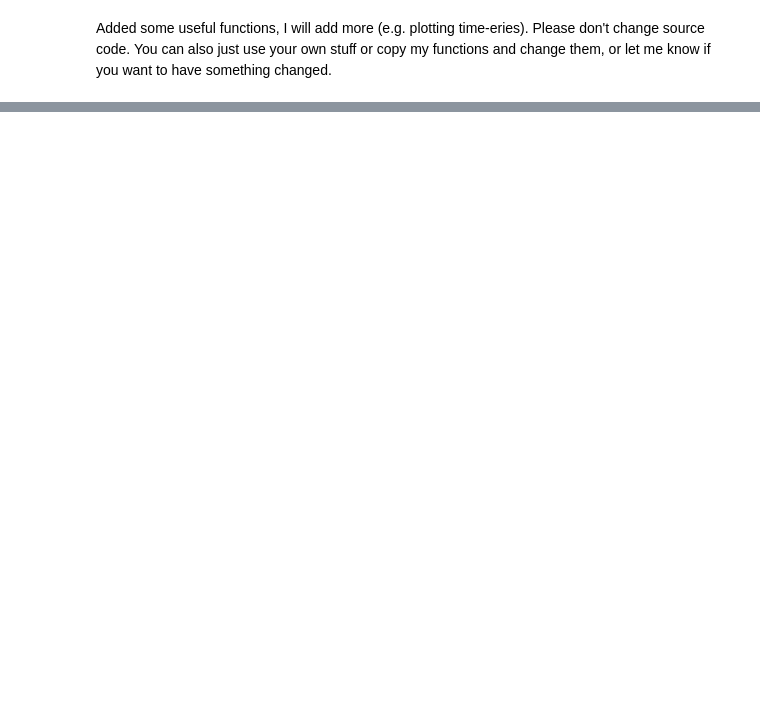
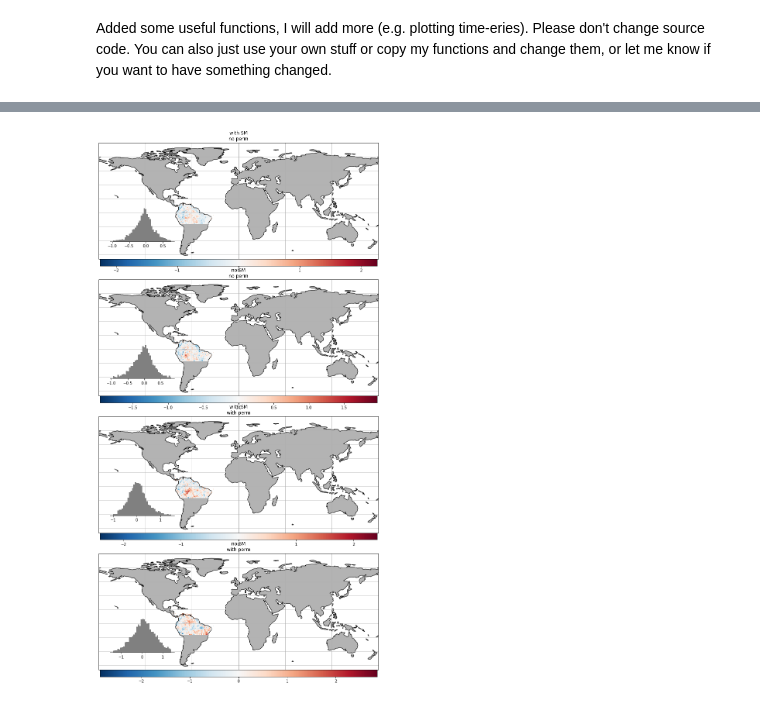
Before and after one commit to bask0/dl4es_ch18, a Jupyter notebook: src/notebooks/exp2.ipynb, the cells around one changed output, grey strips where cells are left out. Saved outputs shown, nothing was run; the diff lists cells and outputs as text; code cells hidden in the pictures; blank space fills up the shorter version.

```diff
--- a/src/notebooks/exp2.ipynb
+++ b/src/notebooks/exp2.ipynb
@@ -124,0 +62,6 @@ plot_map(met.mef, vmin=-1, robust=True, ax=axes[2])
+# %%
+# Amazon
+amazon_seas_var_res_wn = (amazon_seas_obs_2005 - amazon_seas_obs_2005.mean('month')) - (amazon_seas_wn_2005 - amazon_seas_wn_2005.mean('month'))
+amazon_seas_var_res_nn = (amazon_seas_obs_2005 - amazon_seas_obs_2005.mean('month')) - (amazon_seas_nn_2005 - amazon_seas_nn_2005.mean('month'))
+amazon_seas_var_res_nw = (amazon_seas_obs_2005 - amazon_seas_obs_2005.mean('month')) - (amazon_seas_nw_2005 - amazon_seas_nw_2005.mean('month'))
+amazon_seas_var_res_ww = (amazon_seas_obs_2005 - amazon_seas_obs_2005.mean('month')) - (amazon_seas_ww_2005 - amazon_seas_ww_2005.mean('month'))
@@ -124,0 +188,12 @@ plot_map(met.mef, vmin=-1, robust=True, ax=axes[2])
+# %%
+#Amazon
+amazon_obs = {"seasonal_mean": amazon_seas_obs_2005, 'seasonal_anomaly':amazon_anom_obs_2005,
+             "seasonal_res":np.zeros(10), 'annual_anomaly':amazon_raw_obs_anomaly_standarise_detrend}
+amazon_wn = {"seasonal_mean": amazon_seas_wn_2005, 'seasonal_anomaly':amazon_anom_wn_2005,
+             "seasonal_res":amazon_seas_var_res_wn, 'annual_anomaly':amazon_raw_wn_anomaly_standarise_detrend}
+amazon_nn = {"seasonal_mean": amazon_seas_nn_2005, 'seasonal_anomaly':amazon_anom_nn_2005,
+             "seasonal_res":amazon_seas_var_res_nn, 'annual_anomaly':amazon_raw_nn_anomaly_standarise_detrend}
+amazon_ww = {"seasonal_mean": amazon_seas_ww_2005, 'seasonal_anomaly':amazon_anom_ww_2005,
+             "seasonal_res":amazon_seas_var_res_ww, 'annual_anomaly':amazon_raw_ww_anomaly_standarise_detrend}
+amazon_nw = {"seasonal_mean": amazon_seas_nw_2005, 'seasonal_anomaly':amazon_anom_nw_2005,
+             "seasonal_res":amazon_seas_var_res_nw, 'annual_anomaly':amazon_raw_nw_anomaly_standarise_detrend}
@@ -124,0 +324,11 @@ plot_map(met.mef, vmin=-1, robust=True, ax=axes[2])
+# %%
+# Plot difference maps
+fig, axes = subplots_plateCarree(4,1, figsize=(16, 26), gridspec_kw={'hspace': 0.0, 'wspace': 0})
+
+for i, (ds, title) in enumerate(zip([diff_obs_wn, diff_obs_nn, diff_obs_ww , diff_obs_nw], ['with SM\nno perm', 'no SM\nno perm', 'with SM\nwith perm', 'no SM\nwith perm'])):
+    ax = axes[i]
+    plot_map(ds, ax=ax)
+    ax.set_title(title)
+plt.savefig('/workspace/bkraft/dl_chapter14/src/notebooks/exp2_figures/fig5.png', dpi=300)
+# %% [output]
+[figure, added]
```
Also changed, not shown: parts of 49 cells of this notebook, 53 other files.
